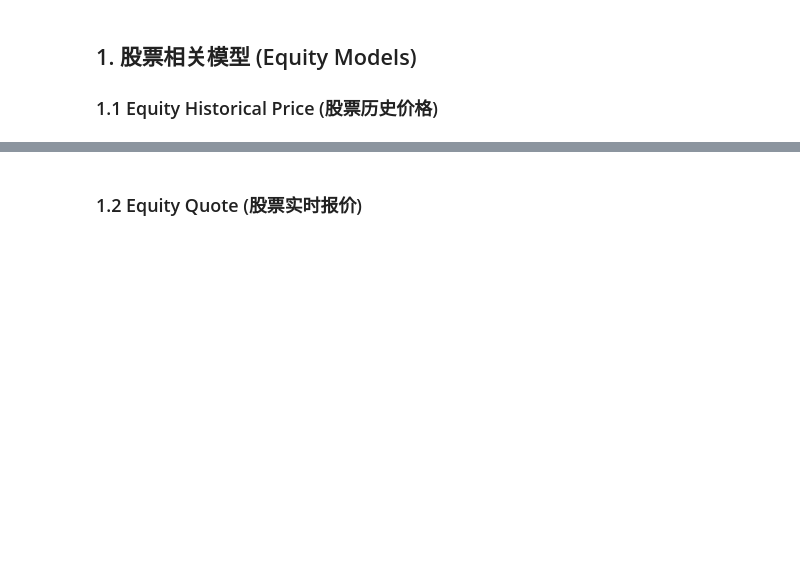
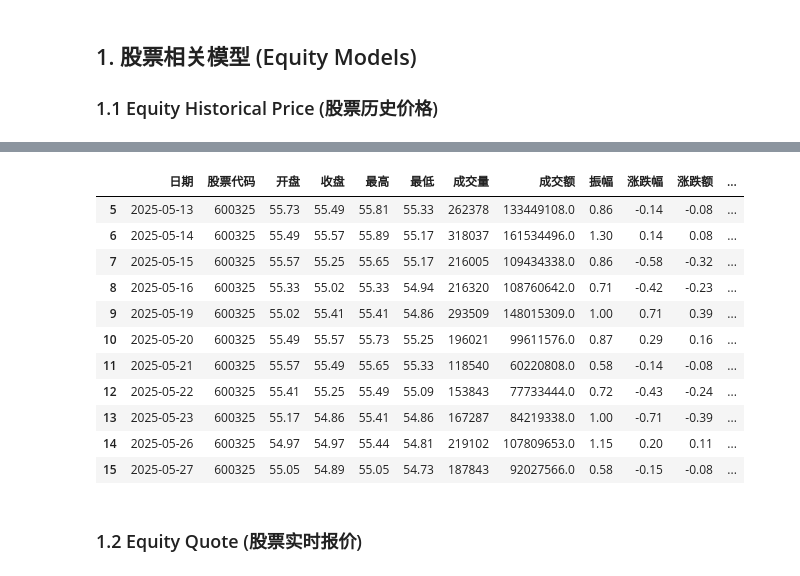
Before and after one commit to skyfu1022/openbb_akshare, a Jupyter notebook: docs/openbb_akshare.ipynb, the cells around one changed output, grey strips where cells are left out. Saved outputs shown, nothing was run; the diff lists cells and outputs as text; code cells hidden in the pictures; blank space fills up the shorter version.

```diff
--- a/docs/openbb_akshare.ipynb
+++ b/docs/openbb_akshare.ipynb
@@ -50,3 +117,19 @@ obb.equity.price.historical(
+# %%
+stock_zh_a_hist_qfq_df = ak.stock_zh_a_hist(symbol=symbol_a, period="daily", start_date=start_date_ak, end_date=end_date_ak, adjust="hfq")
+stock_zh_a_hist_qfq_df.tail(11)
+# %% [output]
+|  | 日期 | 股票代码 | 开盘 | 收盘 | 最高 | 最低 | 成交量 | 成交额 | 振幅 | 涨跌幅 | 涨跌额 | ... |
+| 5 | 2025-05-13 | 600325 | 55.73 | 55.49 | 55.81 | 55.33 | 262378 | 133449108.0 | 0.86 | -0.14 | -0.08 | ... |
+| 6 | 2025-05-14 | 600325 | 55.49 | 55.57 | 55.89 | 55.17 | 318037 | 161534496.0 | 1.30 | 0.14 | 0.08 | ... |
+| 7 | 2025-05-15 | 600325 | 55.57 | 55.25 | 55.65 | 55.17 | 216005 | 109434338.0 | 0.86 | -0.58 | -0.32 | ... |
+| 8 | 2025-05-16 | 600325 | 55.33 | 55.02 | 55.33 | 54.94 | 216320 | 108760642.0 | 0.71 | -0.42 | -0.23 | ... |
+| 9 | 2025-05-19 | 600325 | 55.02 | 55.41 | 55.41 | 54.86 | 293509 | 148015309.0 | 1.00 | 0.71 | 0.39 | ... |
+| 10 | 2025-05-20 | 600325 | 55.49 | 55.57 | 55.73 | 55.25 | 196021 | 99611576.0 | 0.87 | 0.29 | 0.16 | ... |
+| 11 | 2025-05-21 | 600325 | 55.57 | 55.49 | 55.65 | 55.33 | 118540 | 60220808.0 | 0.58 | -0.14 | -0.08 | ... |
+| 12 | 2025-05-22 | 600325 | 55.41 | 55.25 | 55.49 | 55.09 | 153843 | 77733444.0 | 0.72 | -0.43 | -0.24 | ... |
+| 13 | 2025-05-23 | 600325 | 55.17 | 54.86 | 55.41 | 54.86 | 167287 | 84219338.0 | 1.00 | -0.71 | -0.39 | ... |
+| 14 | 2025-05-26 | 600325 | 54.97 | 54.97 | 55.44 | 54.81 | 219102 | 107809653.0 | 1.15 | 0.20 | 0.11 | ... |
+| 15 | 2025-05-27 | 600325 | 55.05 | 54.89 | 55.05 | 54.73 | 187843 | 92027566.0 | 0.58 | -0.15 | -0.08 | ... |
 # %% [markdown]
 ### 1.2 Equity Quote (股票实时报价)
 # %%
```
Also changed, not shown: parts of 6 cells of this notebook, 1 other file.
